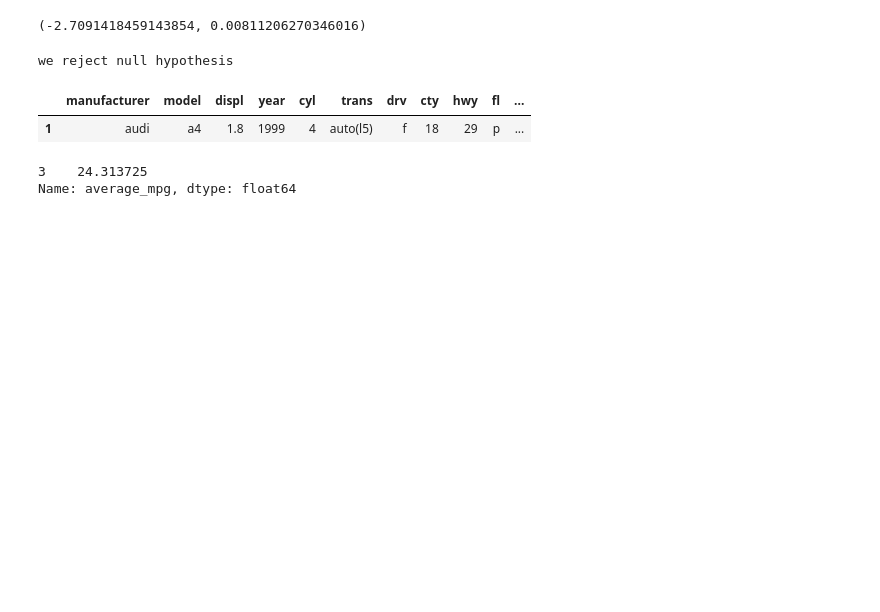
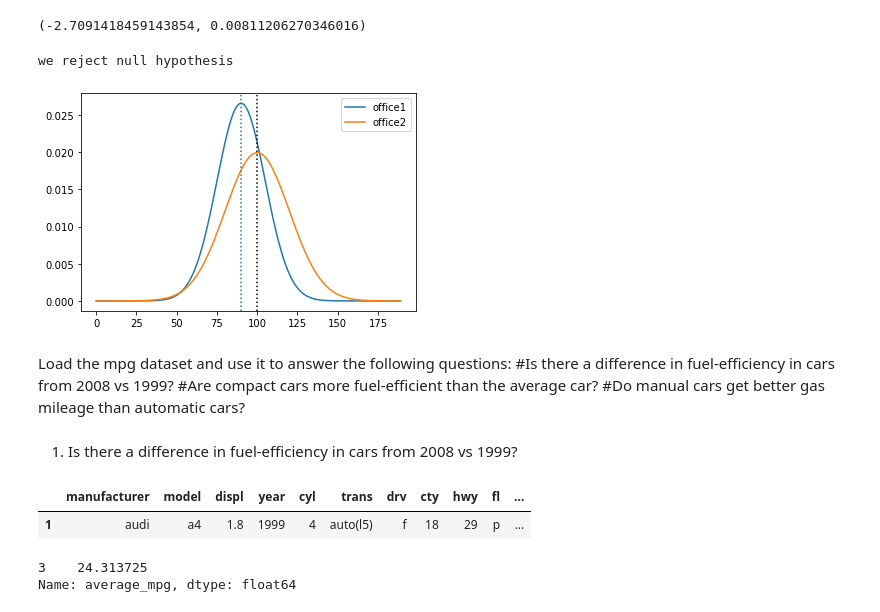
Before and after one commit to rajeshlamichhane04/statistics-exercises, a Jupyter notebook: hypothesis_testing.ipynb, the cells around one changed output. Cells and saved outputs as stored; diff of their text form; code cells hidden in the pictures; blank space fills up the shorter version.

```diff
--- a/hypothesis_testing.ipynb
+++ b/hypothesis_testing.ipynb
@@ -85,0 +90,13 @@ we reject null hypothesis
+# %%
+#lets see the graph
+x = np.arange(190)
+y1= stats.norm(μ1, σ1).pdf(x)
+y2=stats.norm(μ2, σ2).pdf(x)
+plt.plot(x,y1,label='office1')
+plt.plot(x,y2,label='office2')
+plt.axvline(90,ls = ":")
+plt.axvline(100,ls = ":",color= 'black')
+plt.legend()
+plt.show()
+# %% [output]
+[figure, added]
@@ -86,2 +105,7 @@ we reject null hypothesis
+# %% [markdown]
+Load the mpg dataset and use it to answer the following questions:
+#Is there a difference in fuel-efficiency in cars from 2008 vs 1999?
+#Are compact cars more fuel-efficient than the average car?
+#Do manual cars get better gas mileage than automatic cars?
 # %%
 mpg = data('mpg')
@@ -90,3 +112,5 @@ mpg = data('mpg')
+# %% [markdown]
+1. Is there a difference in fuel-efficiency in cars from 2008 vs 1999?
 # %%
 mpg["average_mpg"] = stats.hmean(mpg[["cty","hwy"]],axis = 1)
 mpg.head(1)
```
Also changed, not shown: parts of 90 cells of this notebook.
